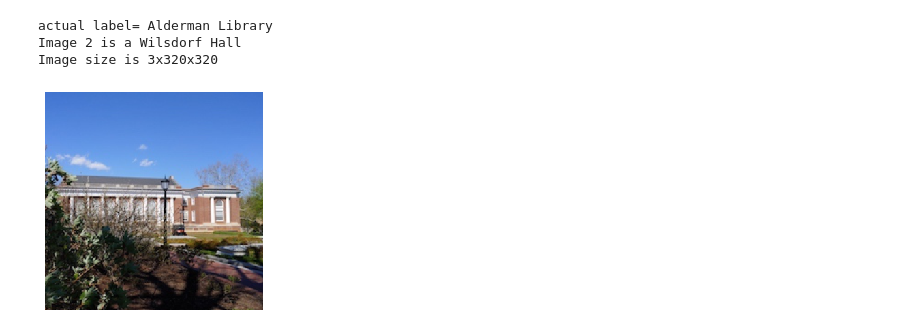
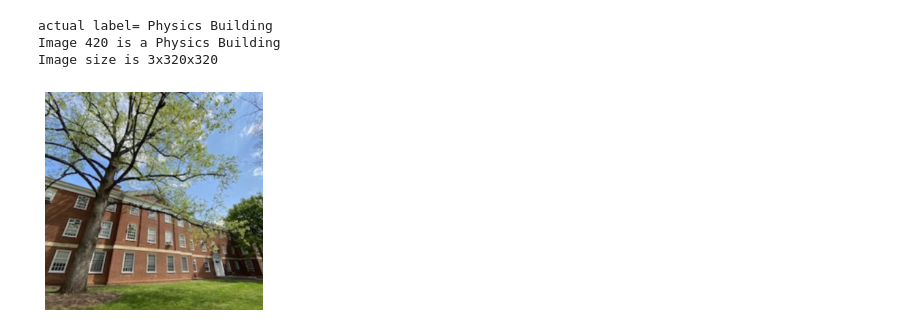
Before and after one commit to soneyahossain/deep_learning_project, a Jupyter notebook: deep_learning_project.ipynb, the cells around one changed output. Saved outputs shown, nothing was run; the diff lists cells and outputs as text; code cells hidden in the pictures.

```diff
--- a/deep_learning_project.ipynb
+++ b/deep_learning_project.ipynb
@@ -210,7 +174,7 @@ import torchvision.transforms as transforms
 learningRate = 1e-4
 
 # Define number of epochs.
-N = 10
+N = 20
 
 # Initialize bias and weight with random values again.
 weight = torch.empty(20, 3 * 320 * 320).normal_(0, 0.01)
@@ -245,8 +209,6 @@ for epoch in range(0, N):
         #print("max_score: ",max_score)
         #print("max_label:", max_label)
         #print("actual_label", label)
-
-
 
         if max_label[0] == label: correct += 1
 
@@ -295,21 +257,3 @@ for epoch in range(0, N):
     print('Validation-epoch %d. Avg-Loss: %.4f, Accuracy: %.4f' %
           (epoch, cum_loss / len(valset), correct / len(valset)))
 #--------------------------------------------------------------------------
-
-plt.figure(figsize = (10, 4))
-plt.subplot(1, 2, 1)
-plt.plot(val_losses, 'bo-', label = 'val-loss')
-plt.plot(train_losses, 'ro-', label = 'train-loss')
-plt.grid('on')
-plt.ylabel('loss')
-plt.xlabel('epoch')
-plt.legend(['validation', 'training'], loc='upper right')
-
-plt.subplot(1, 2, 2)
-plt.plot(val_accuracies, 'bo-', label = 'val-acc')
-plt.plot(train_accuracies, 'ro-', label = 'train-acc')
-plt.ylabel('accuracy')
-plt.grid('on')
-plt.xlabel('epoch')
-plt.legend(['validation', 'training'], loc='lower right')
-plt.show()
@@ -335,32 +281,32 @@ Validation-epoch 9. Avg-Loss: 4.9819, Accuracy: 0.3118
 # %%
 #do some predictions
 
-image_index = 2  # Feel free to change this.
+image_index = 420  # Feel free to change this.
 
 
 # 2. Datasets need to implement the  __getitem__ method for this to work.
 img, label,_,class_name = trainset1.dataset.__getitem__(image_index)  # Returns image and label.
 
 
 
 x = x.view(3 * 320 * 320, 1)
 
 # Forward pass. (Prediction stage)
 predictions = softmax(linear(x, weight, bias))
 #print(predictions)
 max_score, max_label = predictions.max(0)
 
 print("actual label=", classes[label])
 print('Image {0} is a {1}'.format(image_index, classes[max_label]))
 print('Image size is {0}x{1}x{2}'.format(img.shape[0], img.shape[1], img.shape[2]))
 # All images have 1 channel x 28 rows x 28 columns.
 
 plt.figure()
 plt.imshow(img.transpose(0,2).transpose(0,1));
 plt.grid(False); plt.axis('off')
 plt.show()
 # %% [output]
-actual label= Alderman Library
-Image 2 is a Wilsdorf Hall
+actual label= Physics Building
+Image 420 is a Physics Building
 Image size is 3x320x320
-[figure, old version]
+[figure, new version]
```
Also changed, not shown: parts of 5 cells of this notebook.
